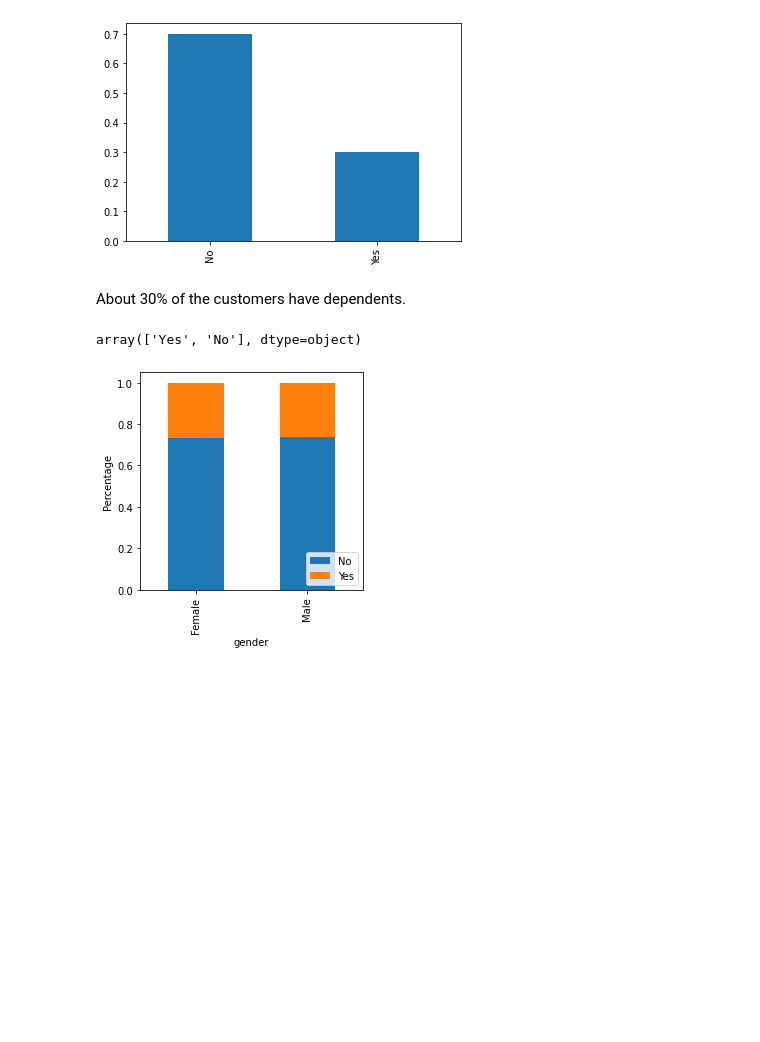
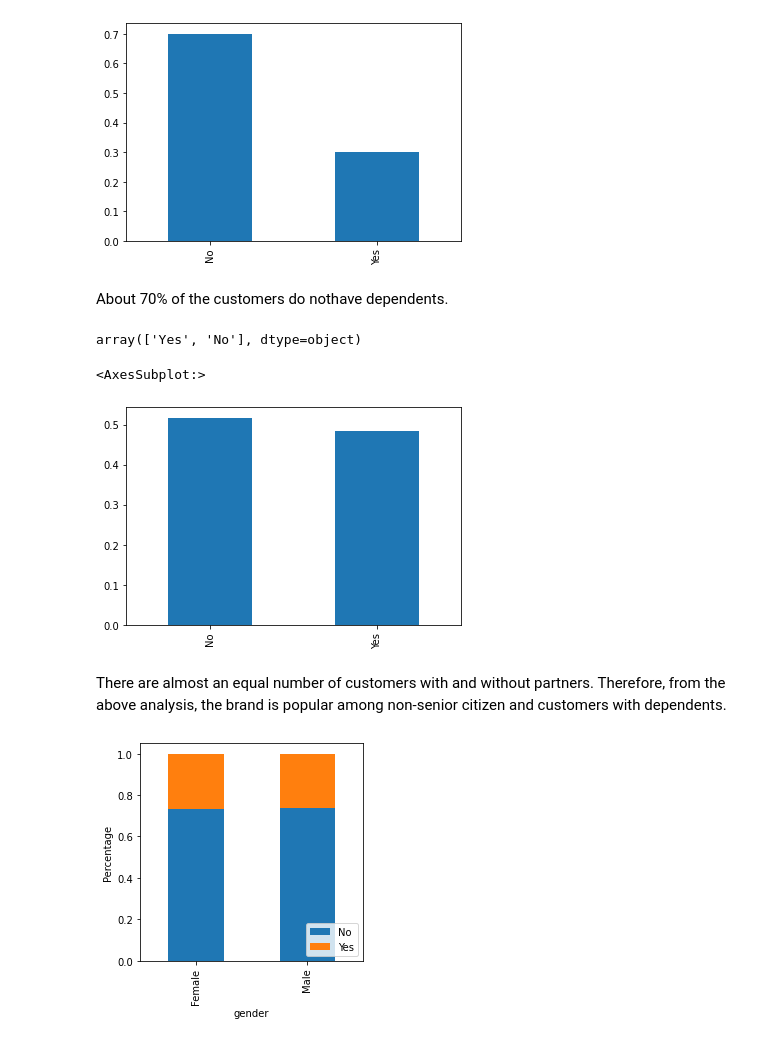
Before and after one commit to DennisChangach/Africa-Data-School-Assignments, a Jupyter notebook: Customer Churn Analyis Assignment 4/Telco_Customer_Churn.ipynb, the cells around one changed output. Drawn from its saved outputs; the diff is of its cells as text; code cells hidden in the pictures; blank space fills up the shorter version.

```diff
--- a/Customer Churn Analyis Assignment 4/Telco_Customer_Churn.ipynb
+++ b/Customer Churn Analyis Assignment 4/Telco_Customer_Churn.ipynb
@@ -98,11 +99,18 @@ churn_data['Dependents'].value_counts(normalize = True).plot.bar()
 <AxesSubplot:>
 [figure]
 # %% [markdown]
-About 30% of the customers have dependents.
+About 70% of the customers do nothave dependents.
 # %%
 churn_data['Partner'].unique()
 # %% [output]
 array(['Yes', 'No'], dtype=object)
+# %%
+churn_data['Partner'].value_counts(normalize = True).plot.bar()
+# %% [output]
+<AxesSubplot:>
+[figure, added]
+# %% [markdown]
+There are almost an equal number of customers with and without partners. Therefore, from the above analysis, the brand is popular among non-senior citizen and customers with dependents.
 # %%
 # bivariate analysis function
 def bivariate_analysis(var1,var2):
```
Also changed, not shown: parts of 3 cells of this notebook.
